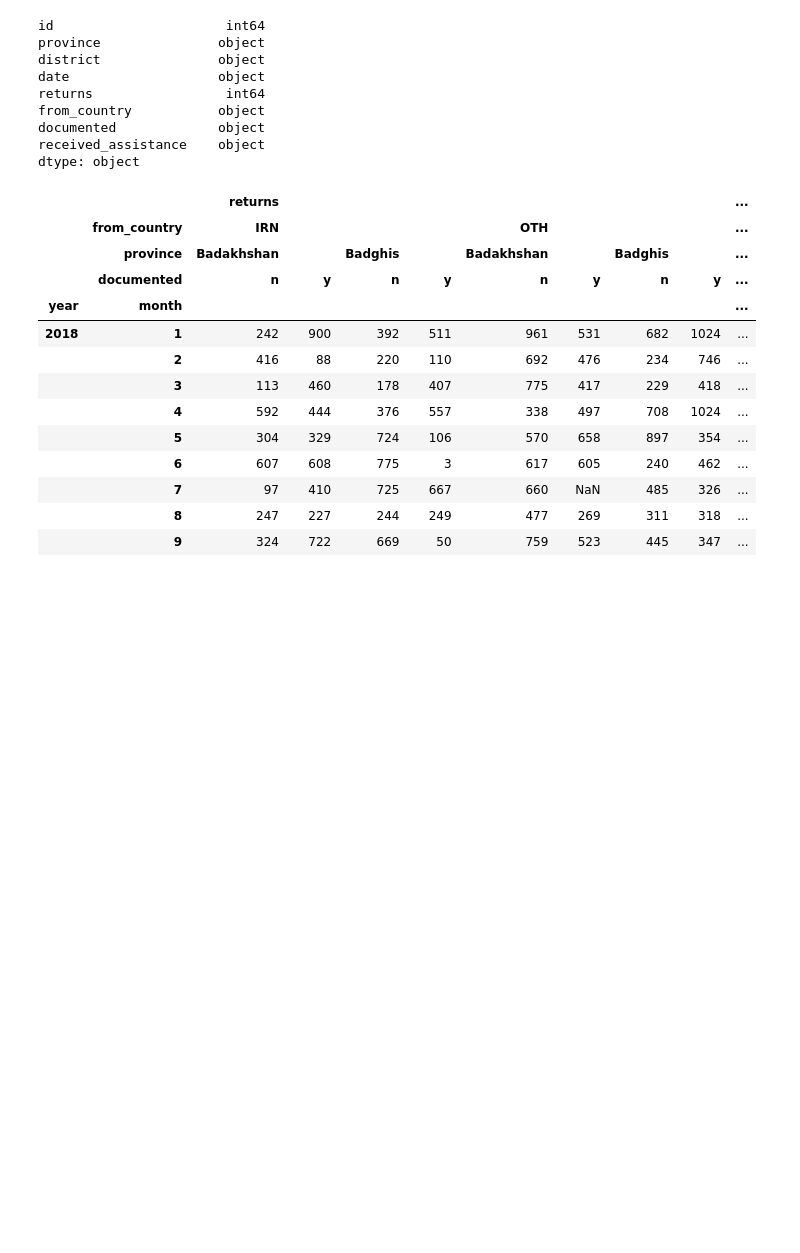
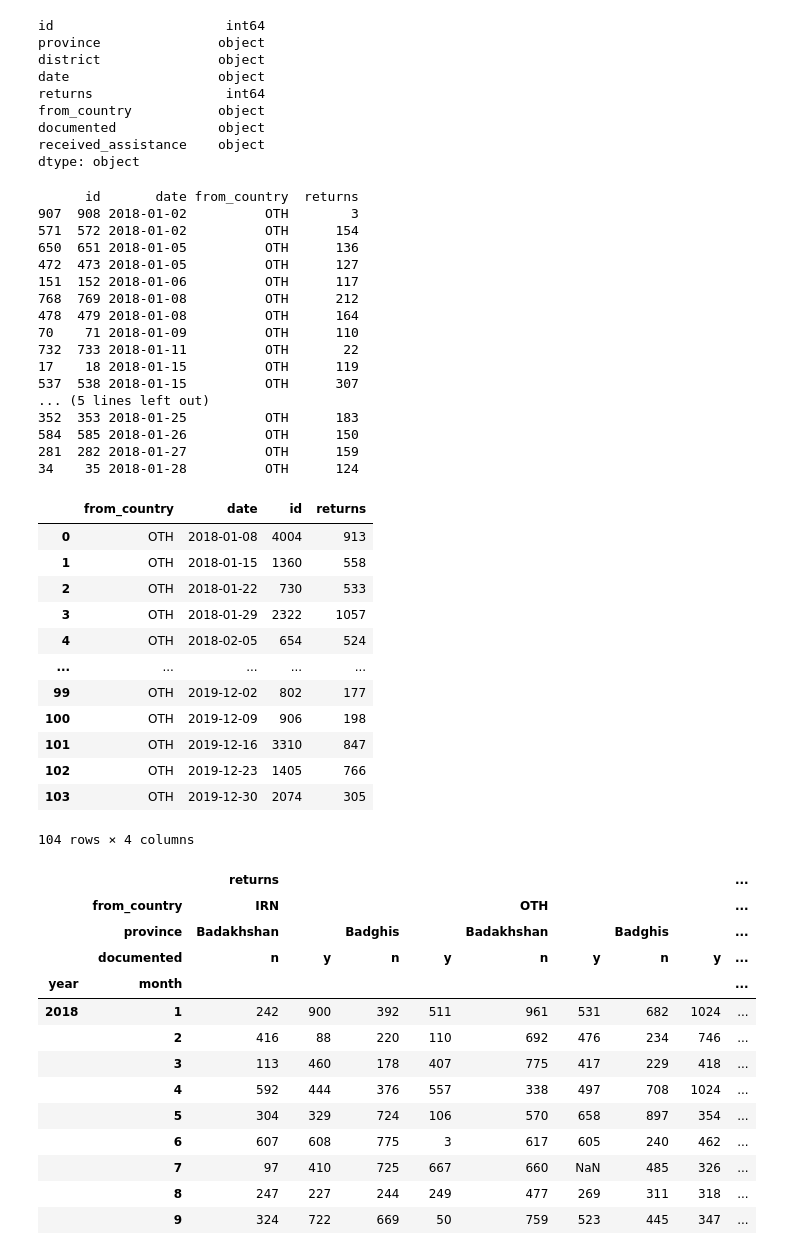
Before and after one commit to aflores/colab-notebooks, a Jupyter notebook: reporter-mate-poc.ipynb, the cells around one changed output. Cells and saved outputs as stored; diff of their text form; code cells hidden in the pictures; blank space fills up the shorter version.

```diff
--- a/reporter-mate-poc.ipynb
+++ b/reporter-mate-poc.ipynb
@@ -81,6 +88,45 @@ from_country           object
 documented             object
 received_assistance    object
 dtype: object
+# %%
+df_wk = df_pt[['id','date','from_country','returns']].copy()
+df_wk = df_wk[df_wk.from_country.isin(['OTH'])]
+
+df_wk.date = pd.to_datetime(df_wk.date)
+df_wk = df_wk.sort_values('date')
+print(df_wk.head(20))
+df_wk.groupby('from_country').resample('W-Mon', on='date').sum().reset_index().sort_values(by='date')
+# %% [output]
+      id       date from_country  returns
+907  908 2018-01-02          OTH        3
+571  572 2018-01-02          OTH      154
+650  651 2018-01-05          OTH      136
+472  473 2018-01-05          OTH      127
+151  152 2018-01-06          OTH      117
+768  769 2018-01-08          OTH      212
+478  479 2018-01-08          OTH      164
+70    71 2018-01-09          OTH      110
+732  733 2018-01-11          OTH       22
+17    18 2018-01-15          OTH      119
+537  538 2018-01-15          OTH      307
+... (5 lines left out)
+352  353 2018-01-25          OTH      183
+584  585 2018-01-26          OTH      150
+281  282 2018-01-27          OTH      159
+34    35 2018-01-28          OTH      124
+|  | from_country | date | id | returns |
+| 0 | OTH | 2018-01-08 | 4004 | 913 |
+| 1 | OTH | 2018-01-15 | 1360 | 558 |
+| 2 | OTH | 2018-01-22 | 730 | 533 |
+| 3 | OTH | 2018-01-29 | 2322 | 1057 |
+| 4 | OTH | 2018-02-05 | 654 | 524 |
+| ... | ... | ... | ... | ... |
+| 99 | OTH | 2019-12-02 | 802 | 177 |
+| 100 | OTH | 2019-12-09 | 906 | 198 |
+| 101 | OTH | 2019-12-16 | 3310 | 847 |
+| 102 | OTH | 2019-12-23 | 1405 | 766 |
+| 103 | OTH | 2019-12-30 | 2074 | 305 |
+104 rows × 4 columns
 # %%
 
 df_pt['year'] = pd.DatetimeIndex(df_pt['date']).year
```
Also changed, not shown: parts of 3 cells of this notebook.
